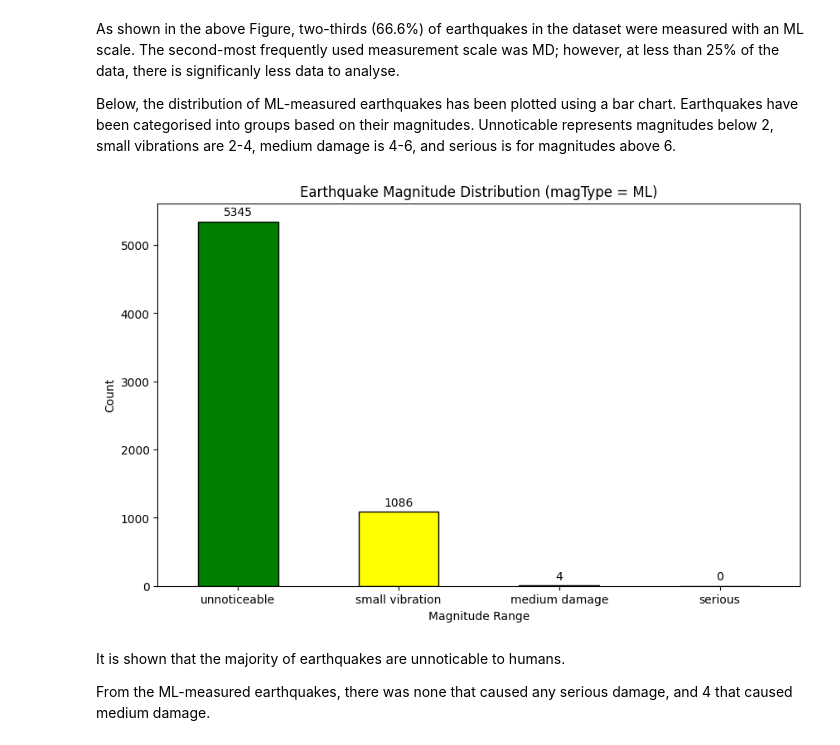
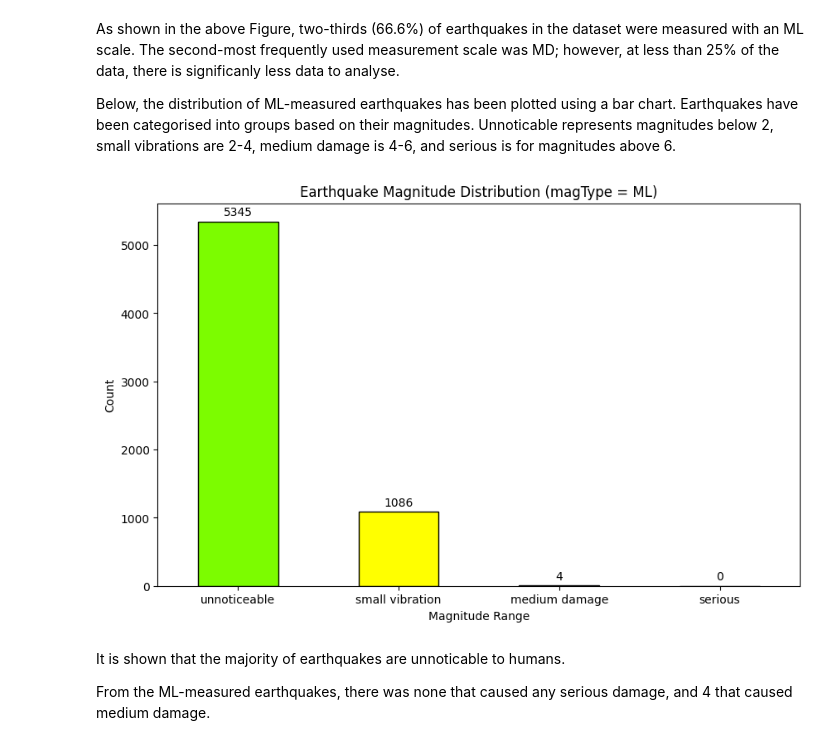
Before and after one commit to kieranthakkar/data_science, a Jupyter notebook: assignments/Week3/earthquakeNotebook.ipynb, the cells around one changed output. Saved outputs shown, nothing was run; the diff lists cells and outputs as text; code cells hidden in the pictures.

Commit message:
green -> lawn green bar

```diff
--- a/assignments/Week3/earthquakeNotebook.ipynb
+++ b/assignments/Week3/earthquakeNotebook.ipynb
@@ -112,35 +112,35 @@ values_to_include = ['ml', 'mlv', 'ml(texnet)']
 subset_df = df[df["magType"].isin(values_to_include)]
 
 # Define ranges to later group data into bins
 ranges = [-1.5, 2, 4, 6, 7.5]
 bar_labels = ["unnoticeable", "small vibration", "medium damage", "serious"]
 
 # Create new column called "range_category"
 # cut function to categorise data into bins based on the defined ranges.
 subset_df["range_category"] = pd.cut(subset_df['mag'], bins=ranges)
 
 # Group the data by the range categories and count the occurrences in each category.
 range_counts = subset_df["range_category"].value_counts()
 
 # Bar chart generation
 plt.figure(figsize=(10, 6))
-my_colours = ["green","yellow","orange","red"]
+my_colours = ["lawngreen","yellow","orange","red"]
 bars = range_counts.plot(kind="bar", edgecolor="black", color=my_colours)
 plt.xlabel("Magnitude Range")
 plt.ylabel("Count")
 plt.title("Earthquake Magnitude Distribution (magType = ML)")
 plt.xticks(range(len(bar_labels)), bar_labels, rotation=0)
 
 for bar, count in zip(bars.patches, range_counts):
     height = bar.get_height()
     plt.annotate(f'{count}', xy=(bar.get_x() + bar.get_width() / 2, height),
                  xytext=(0, 3),  # 3 points vertical offset for better readability
                  textcoords="offset points",
                  ha="center", va="bottom")
 
 plt.show()
 # %% [output]
-[figure, old version]
+[figure, new version]
 # %% [markdown]
 It is shown that the majority of earthquakes are unnoticable to humans.
 
```
